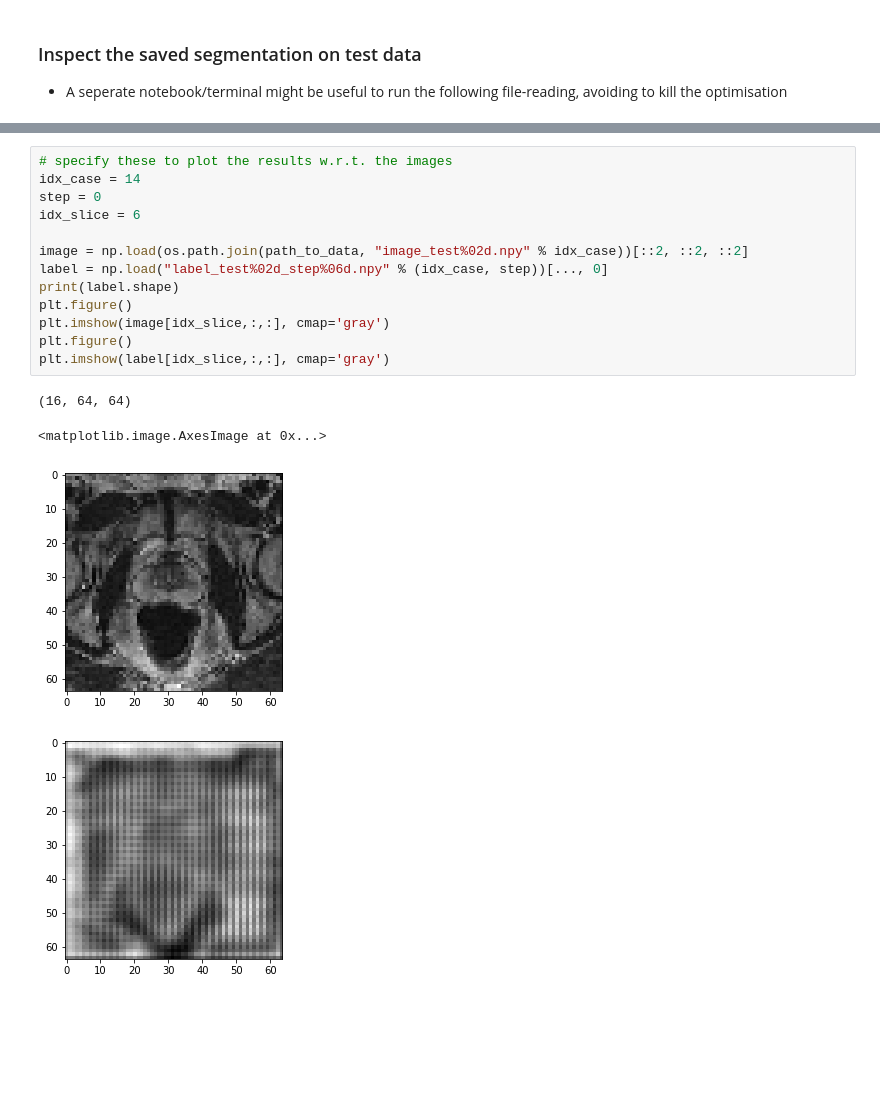
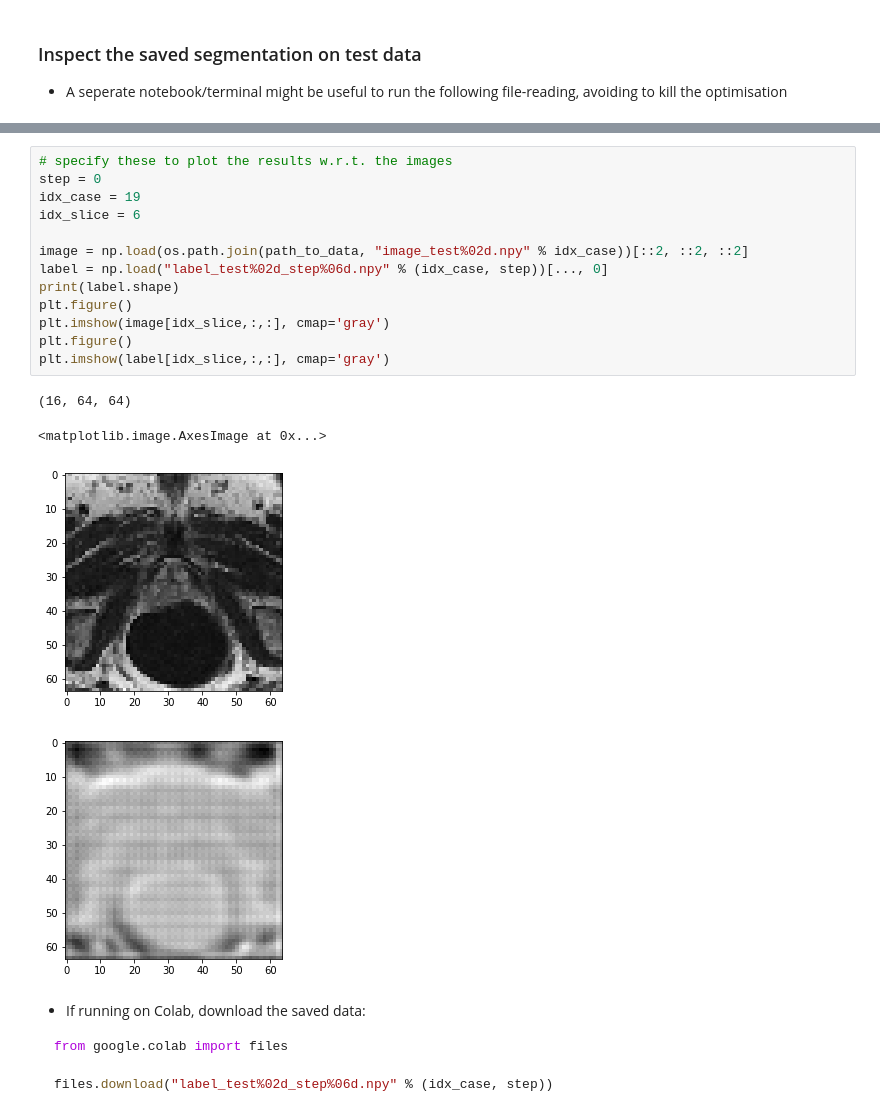
Before and after one commit to meganzoe/ipmi, a Jupyter notebook: tutorials/04-ImageSegmentation-TensorFlow.ipynb, the cells around one changed output, grey strips where cells are left out. Drawn from its saved outputs; the diff is of its cells as text; blank space fills up the shorter version.

Commit message:
ref #1 add links and colab downloading example

````diff
--- a/tutorials/04-ImageSegmentation-TensorFlow.ipynb
+++ b/tutorials/04-ImageSegmentation-TensorFlow.ipynb
@@ -260,18 +264,26 @@ label_test12_step000000.npy            test4.py
 # %%
 # specify these to plot the results w.r.t. the images
-idx_case = 14
 step = 0
+idx_case = 19
 idx_slice = 6
 
 image = np.load(os.path.join(path_to_data, "image_test%02d.npy" % idx_case))[::2, ::2, ::2]
 label = np.load("label_test%02d_step%06d.npy" % (idx_case, step))[..., 0]
 print(label.shape)
 plt.figure()
 plt.imshow(image[idx_slice,:,:], cmap='gray')
 plt.figure()
 plt.imshow(label[idx_slice,:,:], cmap='gray')
 # %% [output]
 (16, 64, 64)
 <matplotlib.image.AxesImage at 0x...>
-[figure, old version]
+[figure, new version]
-[figure, old version]
+[figure, new version]
+# %% [markdown]
+- If running on Colab, download the saved data:
+
+```python
+from google.colab import files
+
+files.download("label_test%02d_step%06d.npy" % (idx_case, step))
+```
````
Also changed, not shown: parts of 6 cells of this notebook, 1 other file.
